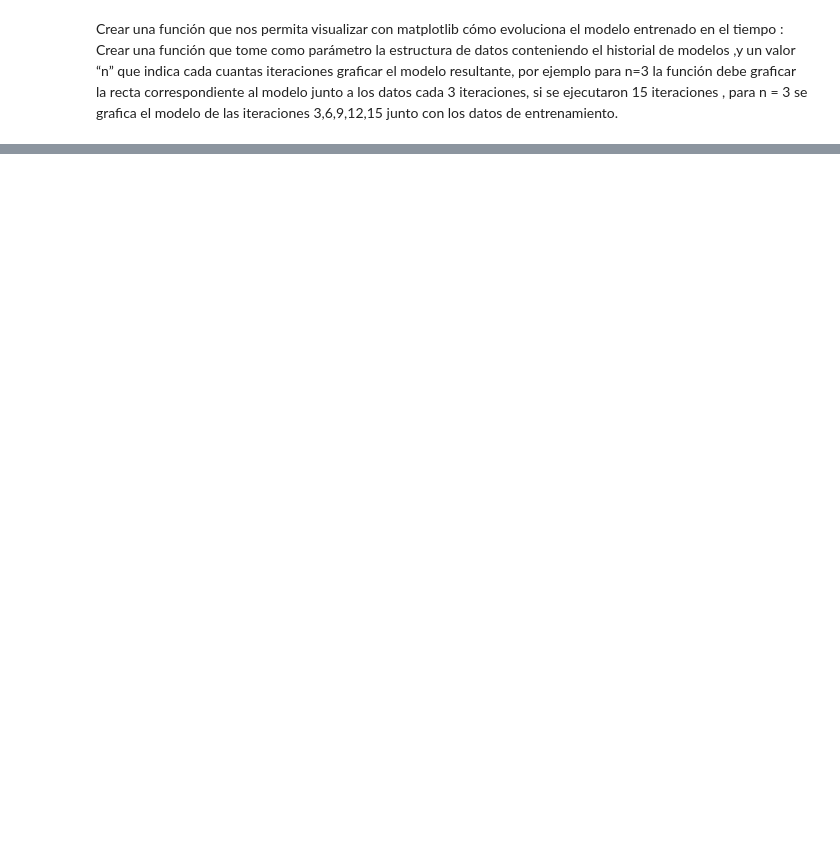
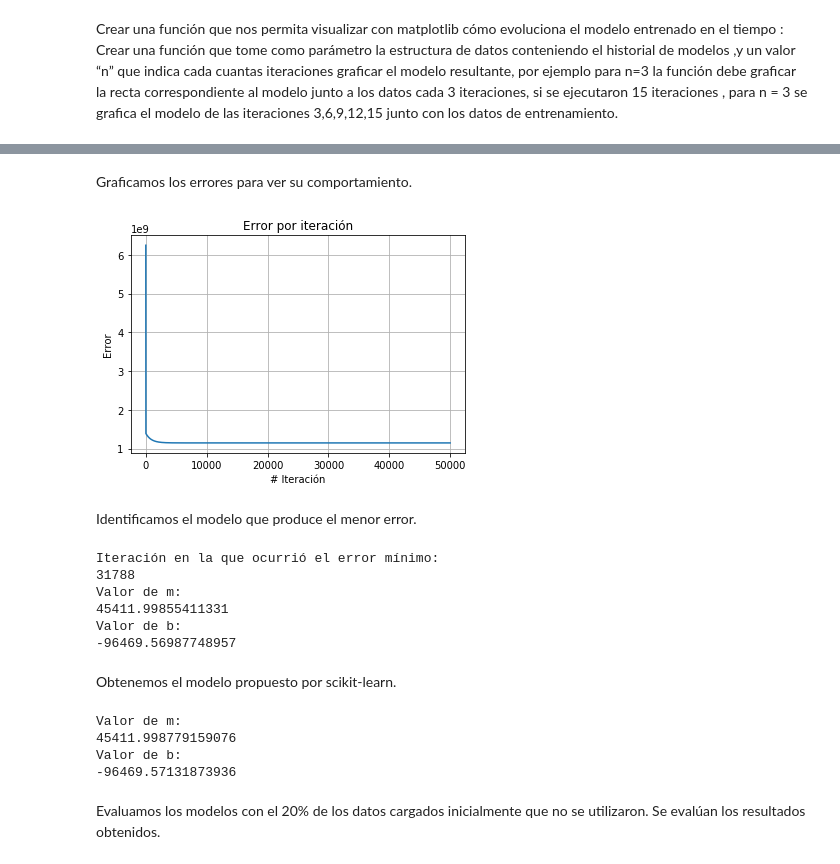
Before and after one commit to razp26/python-jupyterNotebooks, a Jupyter notebook: Python para Data Science/Proyecto/Proyecto - Modelos predictivos de regresión lineal uni-variable.ipynb, the cells around one changed output, grey strips where cells are left out. Cells and saved outputs as stored; diff of their text form; code cells hidden in the pictures; blank space fills up the shorter version.

```diff
--- a/Python para Data Science/Proyecto/Proyecto - Modelos predictivos de regresión lineal uni-variable.ipynb
+++ b/Python para Data Science/Proyecto/Proyecto - Modelos predictivos de regresión lineal uni-variable.ipynb
@@ -276,7 +277,7 @@ def modelo_lineal(x, y, epochs, imprimir_error_cada, lr):
     # Se inicializa un vector de (m,b) con valores de 0
     # m = vector_mb[0]
     # b = vector_mb[1]
-    vector_mb = np.ones((2))
+    vector_mb = np.zeros((2))
 
     # Vector donde se almacenan los errores
     errores = np.zeros(shape=(epochs,2))
@@ -284,33 +285,28 @@ def modelo_lineal(x, y, epochs, imprimir_error_cada, lr):
     # Inicializamos nuestro diccionario con los valores del modelo por iteración
     diccionario_resultados = {}
 
-    for i in range(0, epochs):
-        # Calculamos el número de iteración
-        iteracion = i + 1
-        # Almacenamos el modelo resultante de cada iteración
-        diccionario_resultados[iteracion] = vector_mb.copy()
+    for i in range(0, epochs+1):
         # Se calcula el valor de yhat
         yhat = np.matmul(matriz_entrenamiento, vector_mb)
         # Se calcula el valor del error en la iteración
         error = (1/2)*np.mean(np.power(y - yhat, 2))
-        # Se almacena el error de la iteración en el vector de errores
-        errores[i,0] = iteracion
-        errores[i,1] = error
+
+        #Descartamos cuando i=0 ya que los valores de m y b son con los que se inicializó la función
+        if i > 0:
+            # Almacenamos el modelo resultante de cada iteración
+            diccionario_resultados[i] = vector_mb.copy()
+            # Se almacena el error de la iteración en el vector de errores
+            errores[i-1,0] = i
+            errores[i-1,1] = error
+
         # Se calculan los gradientes
         gradiente_mb = np.mean((yhat - y).reshape(y.size,1) * matriz_entrenamiento, axis=0)
         # Se actualizan los valores de m y b
         vector_mb -= lr * gradiente_mb
         # Verificamos si se debe de imprimir el error de la iteracion
-        if iteracion % imprimir_error_cada == 0:
-            print('Iteración: ' + str(iteracion))
+        if (i > 0) and (i % imprimir_error_cada == 0):
+            print('Iteración: ' + str(i))
             print('Error del modelo: ' + str(error))
 
     # Retornamos el arreglo de vectores y el diccionario de resultados
     return errores, diccionario_resultados
-
-x = data_train[:,1]
-y = data_train[:,0]
-epochs = 50000
-imprimir_error_cada = 5000
-learning_rate = 0.01
-errores, diccionario_resultados = modelo_lineal(x, y, epochs, imprimir_error_cada, learning_rate)
@@ -382,0 +439,42 @@ grafica_modelo(diccionario_resultados, 5000, x, y)
+# %% [markdown]
+Graficamos los errores para ver su comportamiento.
+# %%
+grafica_error_iteracion(errores_overall_quality)
+# %% [output]
+[figure, added]
+# %% [markdown]
+Identificamos el modelo que produce el menor error.
+# %%
+indice_error_minimo_overall_quality = np.argmin(errores_overall_quality[:,1])
+error_minimo_overall_quality = errores_overall_quality[indice_error_minimo_overall_quality]
+iteracion_error_minimo_overall_quality = int(error_minimo_overall_quality[0])
+print('Iteración en la que ocurrió el error mínimo: ')
+print(iteracion_error_minimo_overall_quality)
+print('Valor de m:')
+print(diccionario_resultados_overall_quality[iteracion_error_minimo_overall_quality][0])
+print('Valor de b:')
+print(diccionario_resultados_overall_quality[iteracion_error_minimo_overall_quality][1])
+
+vector_mb_iteracion_overall_quality = diccionario_resultados_overall_quality[iteracion_error_minimo_overall_quality]
+# %% [output]
+Iteración en la que ocurrió el error mínimo:
+31788
+Valor de m:
+45411.99855411331
+Valor de b:
+-96469.56987748957
+# %% [markdown]
+Obtenemos el modelo propuesto por scikit-learn.
+# %%
+vector_mb_scikit_overall_quality = modelo_lineal_sklearn(x_overall_quality,y_overall_quality)
+print('Valor de m:')
+print(vector_mb_scikit_overall_quality[0])
+print('Valor de b:')
+print(vector_mb_scikit_overall_quality[1])
+# %% [output]
+Valor de m:
+45411.998779159076
+Valor de b:
+-96469.57131873936
+# %% [markdown]
+Evaluamos los modelos con el 20% de los datos cargados inicialmente que no se utilizaron. Se evalúan los resultados obtenidos.
```
Also changed, not shown: parts of 22 cells of this notebook.
